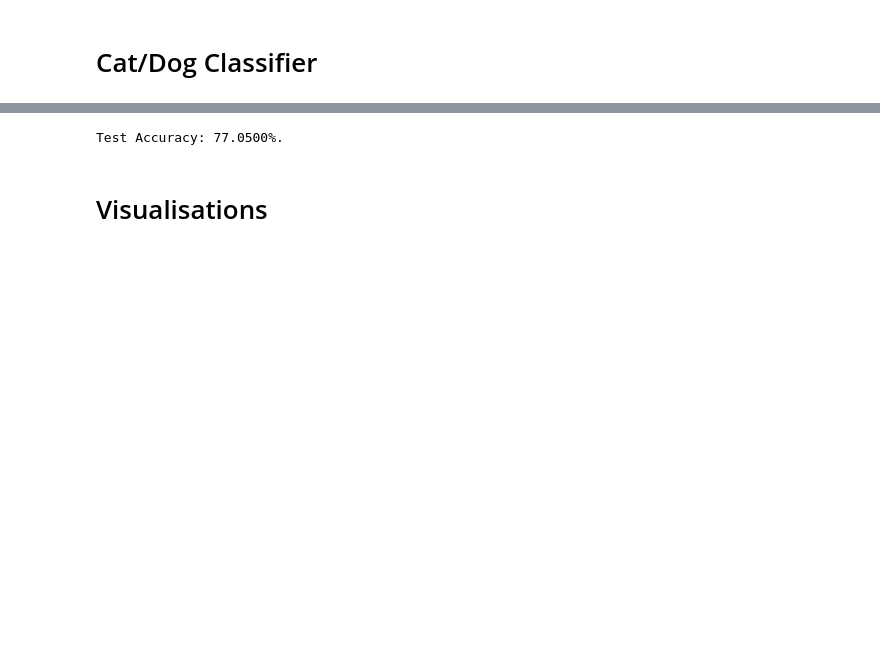
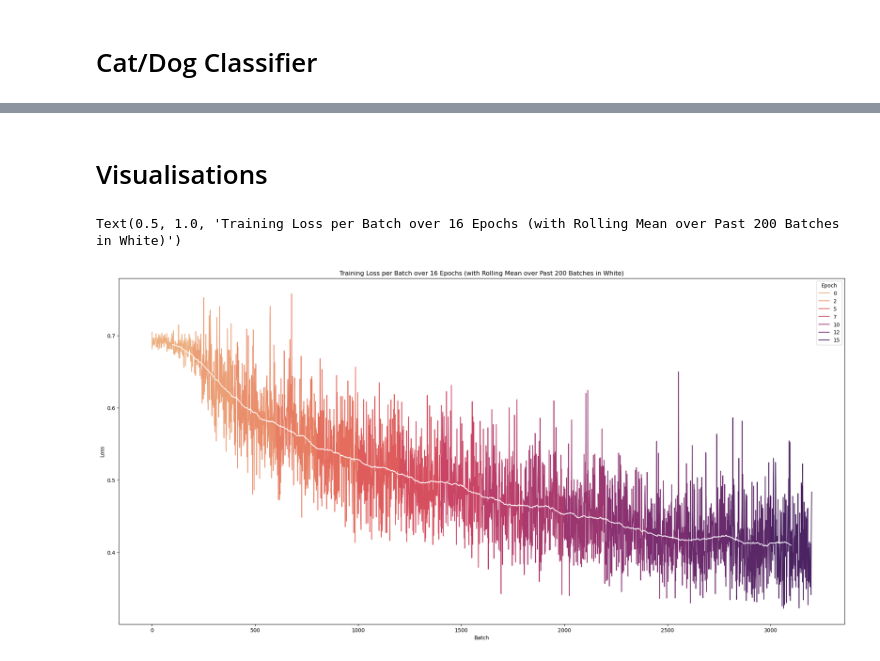
Before and after one commit to alexjmanlove/cat-dog-classifier, a Jupyter notebook: cat_dog_classifier.ipynb, the cells around one changed output, grey strips where cells are left out. Saved outputs shown, nothing was run; the diff lists cells and outputs as text; code cells hidden in the pictures; blank space fills up the shorter version.

```diff
--- a/cat_dog_classifier.ipynb
+++ b/cat_dog_classifier.ipynb
@@ -177,23 +181,16 @@ Epoch 10/10, Step[200/200]: Loss = 0.4948
 Test Accuracy: 77.0500%.
-# %%
-# Evaluate the final model on test set
-model.eval()
-
-with torch.no_grad():
-    correct = 0
-    total = 0
-    for images, labels in test_loader:
-        outputs = model(images).reshape(batch_size,2)
-        _,predicted = torch.max(outputs, 1)
-        total += labels.size(0)
-        correct += (predicted == labels).sum().item()
-
-    accuracy = correct/total
-    print(f"Test Accuracy: {(100*accuracy):.4f}%.")
-# %% [output]
-Test Accuracy: 77.0500%.
 # %% [markdown]
 # Visualisations
+# %%
+plt.figure(figsize=(25,12))
+plt.style.use('default')
+sns.lineplot(data=losses, y='Loss', x=losses.index, hue='Epoch', palette="flare")
+plt.plot(losses.Loss.rolling(window=total_step).mean()[int(total_step/2):].reset_index().Loss, color="white", alpha=1)
+plt.xlabel("Batch")
+plt.title(f"Training Loss per Batch over {epoch+1} Epochs (with Rolling Mean over Past {total_step} Batches in White)")
+# %% [output]
+Text(0.5, 1.0, 'Training Loss per Batch over 16 Epochs (with Rolling Mean over Past 200 Batches in White)')
+[figure, added]
 # %%
 fig, ax = plt.subplots()
 fig.set_size_inches(10, 4)
```
Also changed, not shown: parts of 8 cells of this notebook.
